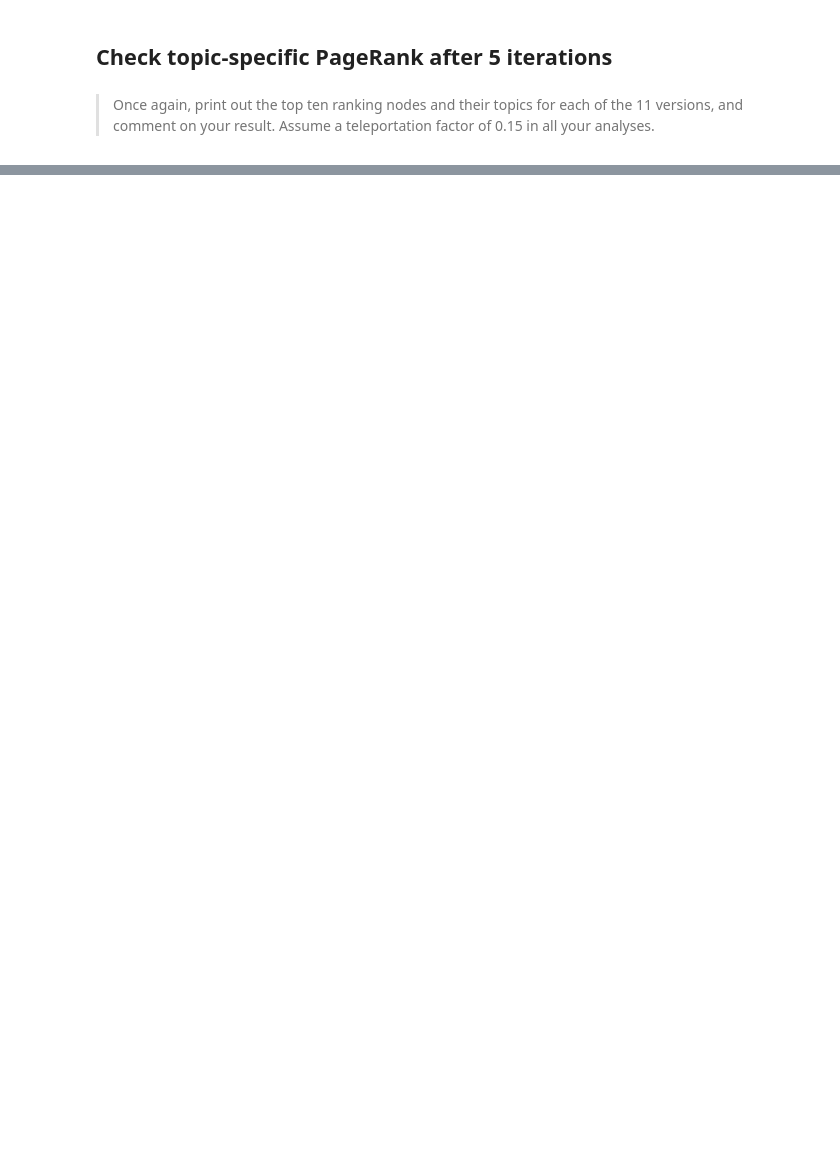
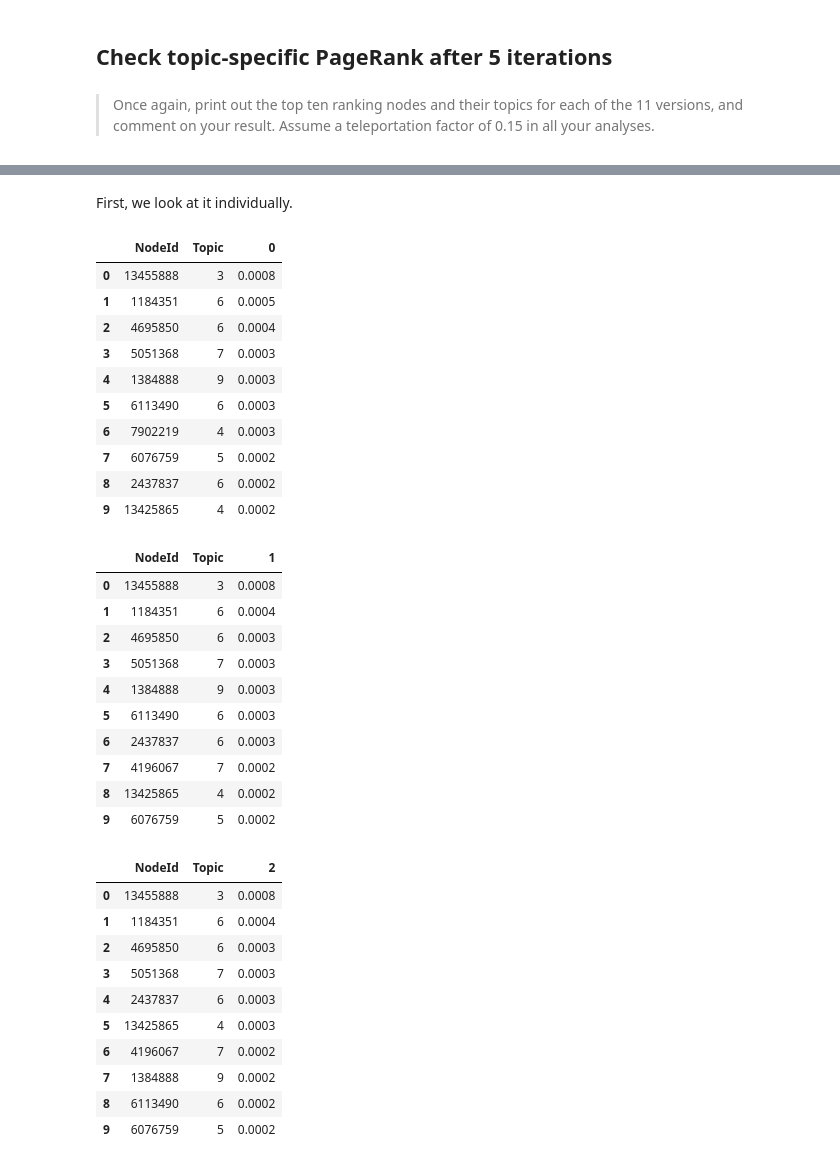
Before and after one commit to mseltz/W261-Fall2016, a Jupyter notebook: Week09/MIDS-W261-2016-HWK-Week09-DangSeltzer.ipynb, the cells around one changed output, grey strips where cells are left out. Drawn from its saved outputs; the diff is of its cells as text; code cells hidden in the pictures; blank space fills up the shorter version.

```diff
--- a/Week09/MIDS-W261-2016-HWK-Week09-DangSeltzer.ipynb
+++ b/Week09/MIDS-W261-2016-HWK-Week09-DangSeltzer.ipynb
@@ -2611,0 +2724,44 @@ Wall time: 14.5 s
+# %% [markdown]
+First, we look at it individually.
+# %%
+for topic, top10 in sorted(top100_wikipedia_topic_page_ranks_05.iteritems()):
+    top10_data = [
+        (item[0], item[4], item[1][topic]) for item in top10
+    ]
+
+    top10_df = pandas.DataFrame(top10_data, columns = ['NodeId', 'Topic', topic])
+    display(top10_df)
+# %% [output]
+|  | NodeId | Topic | 0 |
+| 0 | 13455888 | 3 | 0.0008 |
+| 1 | 1184351 | 6 | 0.0005 |
+| 2 | 4695850 | 6 | 0.0004 |
+| 3 | 5051368 | 7 | 0.0003 |
+| 4 | 1384888 | 9 | 0.0003 |
+| 5 | 6113490 | 6 | 0.0003 |
+| 6 | 7902219 | 4 | 0.0003 |
+| 7 | 6076759 | 5 | 0.0002 |
+| 8 | 2437837 | 6 | 0.0002 |
+| 9 | 13425865 | 4 | 0.0002 |
+|  | NodeId | Topic | 1 |
+| 0 | 13455888 | 3 | 0.0008 |
+| 1 | 1184351 | 6 | 0.0004 |
+| 2 | 4695850 | 6 | 0.0003 |
+| 3 | 5051368 | 7 | 0.0003 |
+| 4 | 1384888 | 9 | 0.0003 |
+| 5 | 6113490 | 6 | 0.0003 |
+| 6 | 2437837 | 6 | 0.0003 |
+| 7 | 4196067 | 7 | 0.0002 |
+| 8 | 13425865 | 4 | 0.0002 |
+| 9 | 6076759 | 5 | 0.0002 |
+|  | NodeId | Topic | 2 |
+| 0 | 13455888 | 3 | 0.0008 |
+| 1 | 1184351 | 6 | 0.0004 |
+| 2 | 4695850 | 6 | 0.0003 |
+| 3 | 5051368 | 7 | 0.0003 |
+| 4 | 2437837 | 6 | 0.0003 |
+| 5 | 13425865 | 4 | 0.0003 |
+| 6 | 4196067 | 7 | 0.0002 |
+| 7 | 1384888 | 9 | 0.0002 |
+| 8 | 6113490 | 6 | 0.0002 |
+| 9 | 6076759 | 5 | 0.0002 |
```
Also changed, not shown: parts of 29 cells of this notebook, 1 other file.
